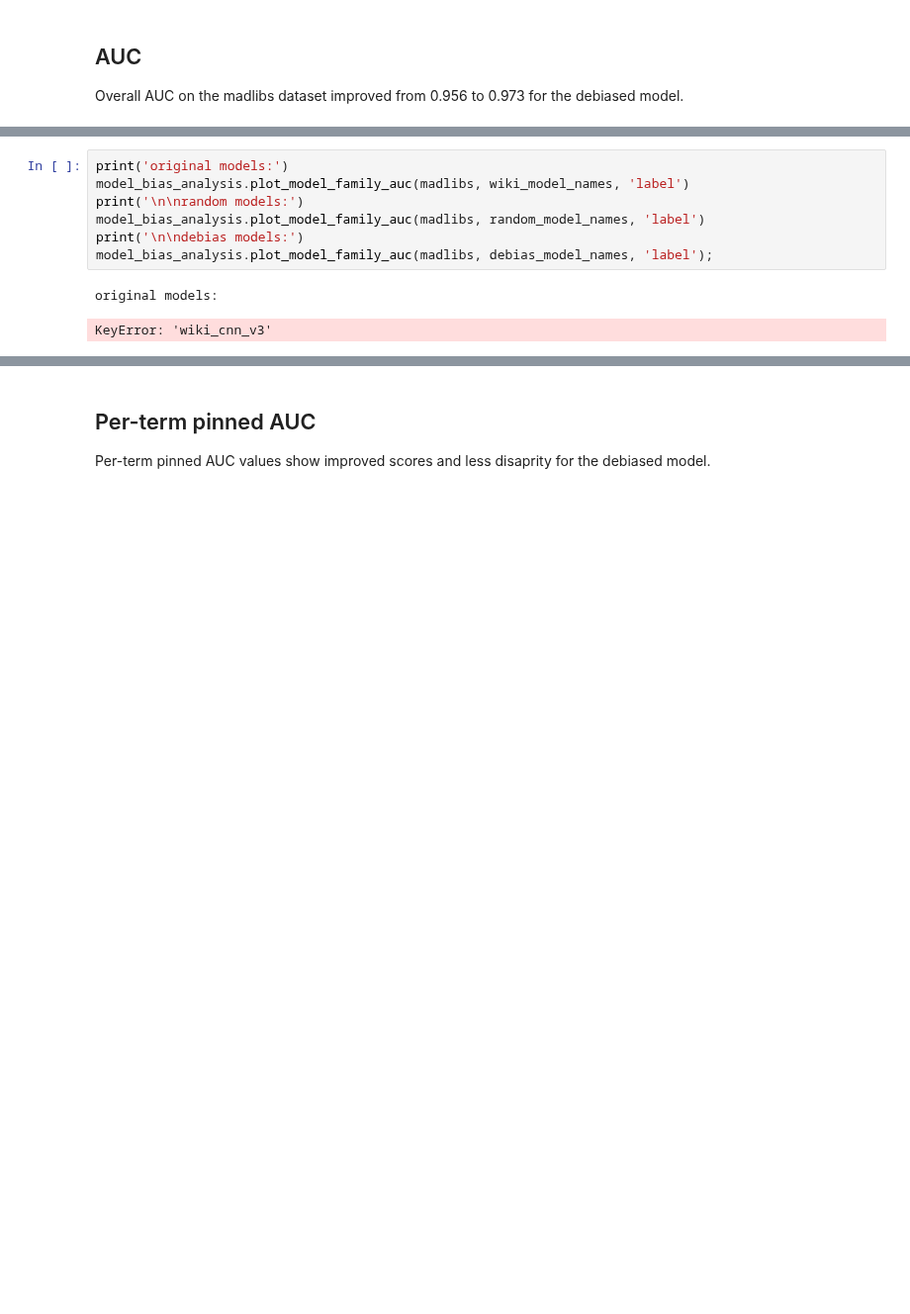
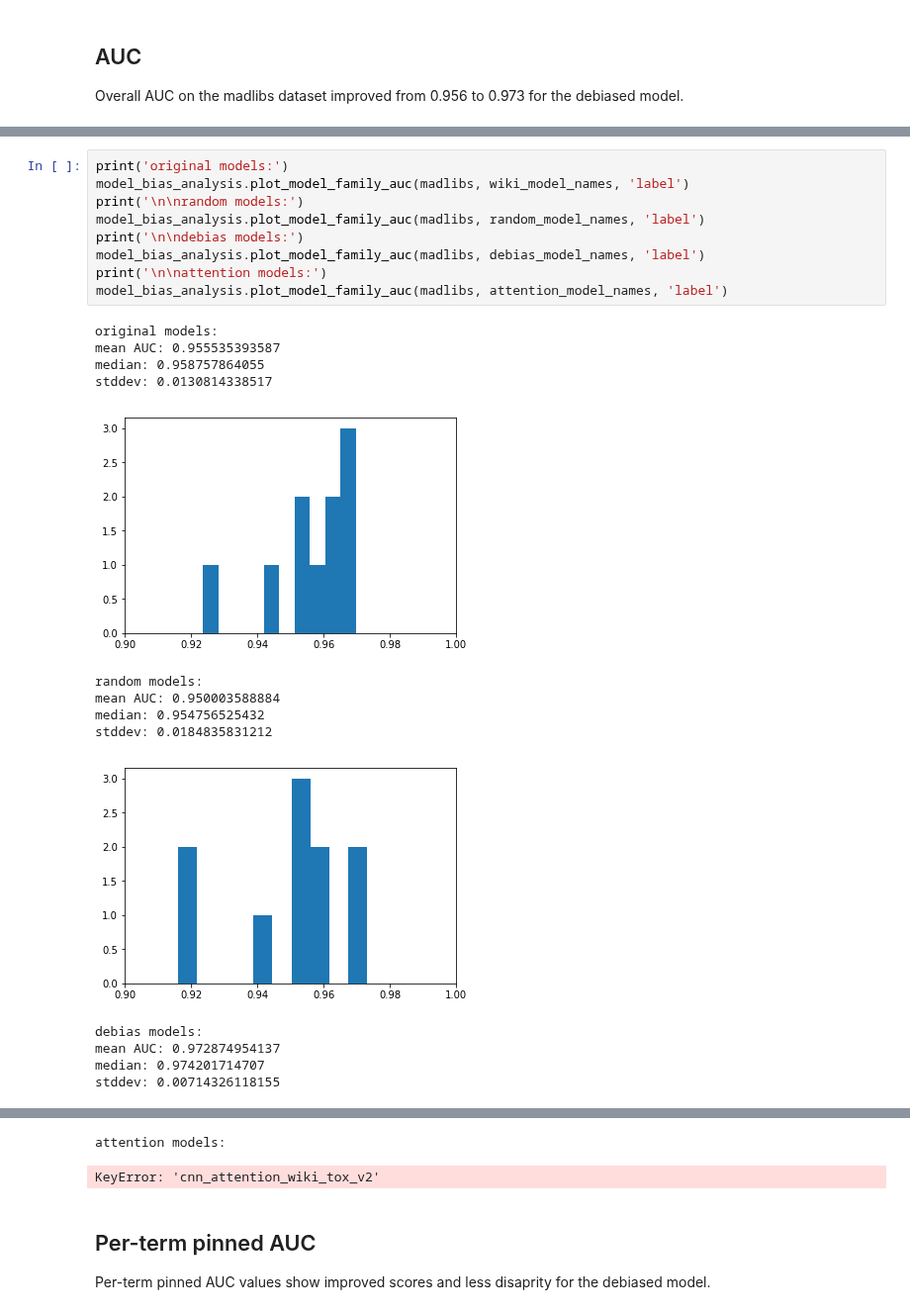
Before and after one commit to conversationai/unintended-ml-bias-analysis, a Jupyter notebook: src/Model bias analysis.ipynb, the cells around one changed output, grey strips where cells are left out. Shown at 99% size. Cells and saved outputs as stored; diff of their text form; blank space fills up the shorter version.

```diff
--- a/src/Model bias analysis.ipynb
+++ b/src/Model bias analysis.ipynb
@@ -134,10 +148,24 @@ stddev: 0.0
 # %%
 print('original models:')
 model_bias_analysis.plot_model_family_auc(madlibs, wiki_model_names, 'label')
 print('\n\nrandom models:')
 model_bias_analysis.plot_model_family_auc(madlibs, random_model_names, 'label')
 print('\n\ndebias models:')
-model_bias_analysis.plot_model_family_auc(madlibs, debias_model_names, 'label');
+model_bias_analysis.plot_model_family_auc(madlibs, debias_model_names, 'label')
+print('\n\nattention models:')
+model_bias_analysis.plot_model_family_auc(madlibs, attention_model_names, 'label')
 # %% [output]
 original models:
+mean AUC: 0.955535393587
+median: 0.958757864055
+stddev: 0.0130814338517
+[figure, added]
-KeyError: 'wiki_cnn_v3'
+random models:
+mean AUC: 0.950003588884
+median: 0.954756525432
+stddev: 0.0184835831212
+[figure, added]
+debias models:
+mean AUC: 0.972874954137
+median: 0.974201714707
+stddev: 0.00714326118155
@@ -144,3 +173,5 @@ KeyError: 'wiki_cnn_v3'
+attention models:
+KeyError: 'cnn_attention_wiki_tox_v2'
 # %% [markdown]
 ## Per-term pinned AUC
 
```
Also changed, not shown: parts of 8 cells of this notebook, 3 other files.
